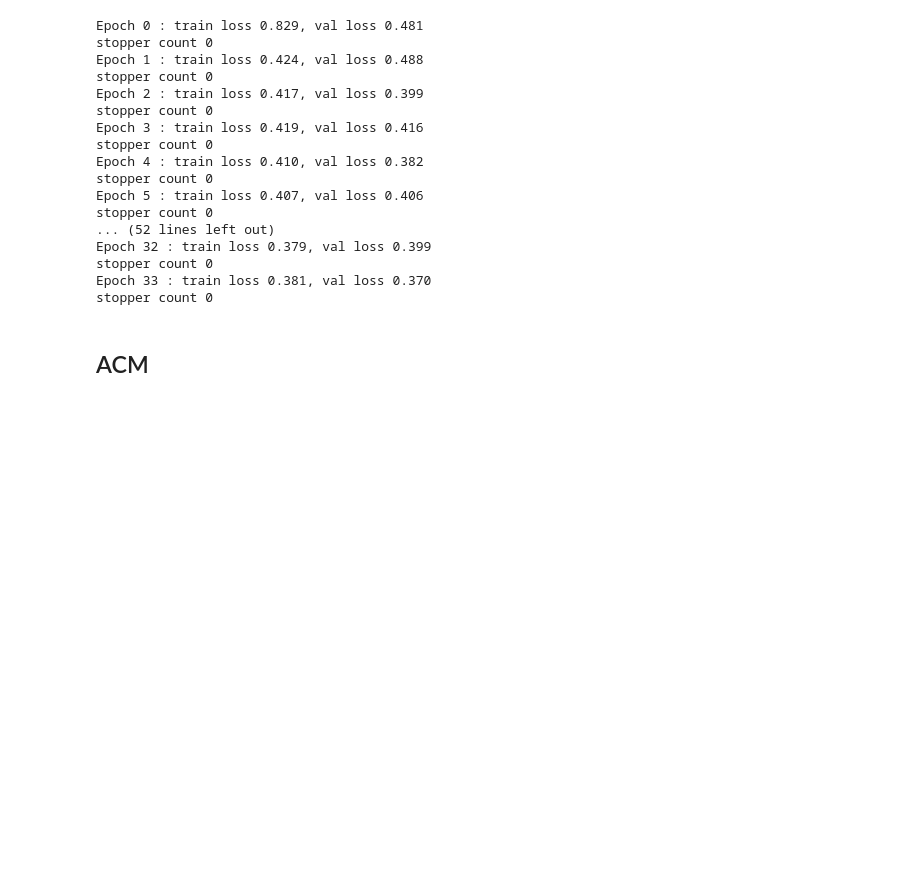
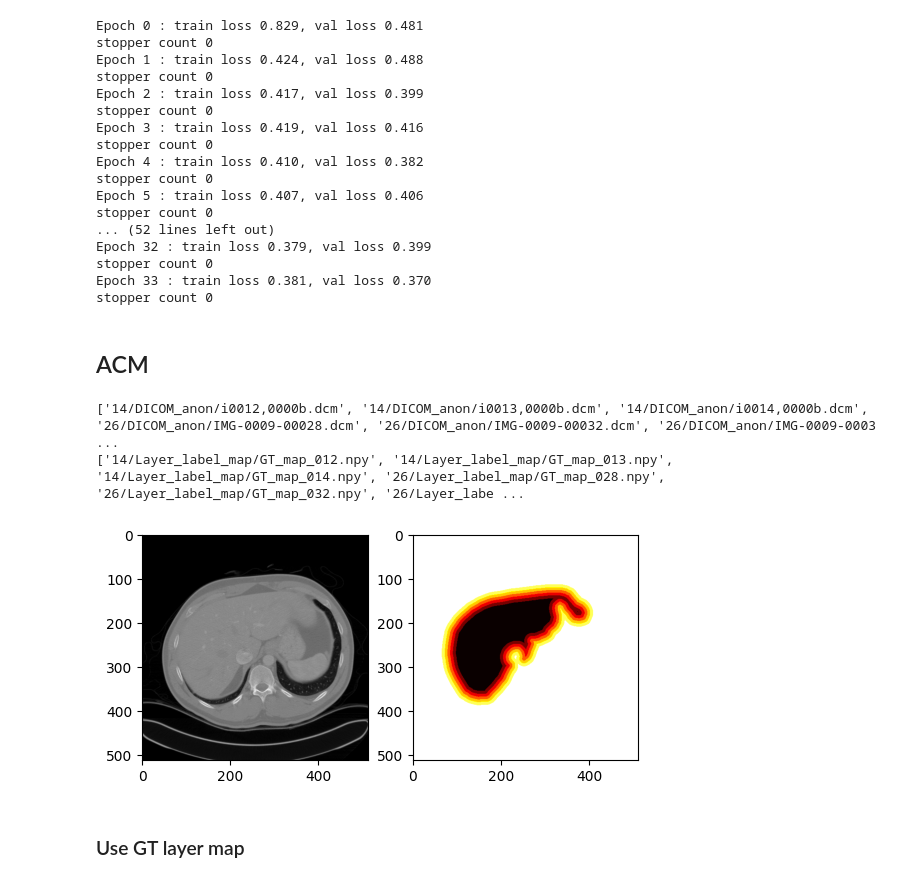
Before and after one commit to InesVATI/active_contour_cnn, a Jupyter notebook: src/experiments.ipynb, the cells around one changed output. Saved outputs shown, nothing was run; the diff lists cells and outputs as text; code cells hidden in the pictures; blank space fills up the shorter version.

```diff
--- a/src/experiments.ipynb
+++ b/src/experiments.ipynb
@@ -85,5 +85,8 @@ Le flux de sortie a été tronqué et ne contient que les 5000 dernières ligne
 # %%
 data_folder = os.path.join(root_dir, '__data', 'Train_Sets', 'CT')
+test_data_folder = os.path.join(root_dir, '__data', 'Test_Sets')
+result_folder = f'{root_dir}/__results/'
+figure_folder = f'{root_dir}/figures'
 # %% [markdown]
 ## Visualize generated layer label map
 # %%
@@ -552,0 +566,33 @@ plot_learning_curves(train_loss, val_loss)
+# %%
+# Load test data
+patient_ids = os.listdir(os.path.join(test_data_folder))
+test_dicom_files = []
+test_layer_label_map_files = []
+for id in patient_ids:
+    test_dicom_files += ["/".join([id, 'DICOM_anon', name]) for name in os.listdir(os.path.join(test_data_folder, id, 'DICOM_anon'))]
+    test_layer_label_map_files += ["/".join([id, 'Layer_label_map', name]) for name in os.listdir(os.path.join(test_data_folder, id, 'Layer_label_map'))]
+print(test_dicom_files)
+print(test_layer_label_map_files)
+# %% [output]
+['14/DICOM_anon/i0012,0000b.dcm', '14/DICOM_anon/i0013,0000b.dcm', '14/DICOM_anon/i0014,0000b.dcm', '26/DICOM_anon/IMG-0009-00028.dcm', '26/DICOM_anon/IMG-0009-00032.dcm', '26/DICOM_anon/IMG-0009-0003 ...
+['14/Layer_label_map/GT_map_012.npy', '14/Layer_label_map/GT_map_013.npy', '14/Layer_label_map/GT_map_014.npy', '26/Layer_label_map/GT_map_028.npy', '26/Layer_label_map/GT_map_032.npy', '26/Layer_labe ...
+# %%
+img_id = 4
+with open(os.path.join(test_data_folder, test_layer_label_map_files[img_id]), 'rb') as f:
+    gt_label_map = np.load(f)
+with open(os.path.join(test_data_folder, test_dicom_files[img_id]), 'rb') as f:
+    ds = dicom.dcmread(f)
+    img = ds.pixel_array
+    img_min, img_max = img.min(), img.max()
+    img = (img - img_min) / (img_max - img_min)
+
+plt.subplot(1, 2, 1)
+plt.imshow(img, cmap='gray')
+
+plt.subplot(1, 2, 2)
+plt.imshow(gt_label_map, cmap='hot')
+plt.show()
+# %% [output]
+[figure, added]
+# %% [markdown]
+### Use GT layer map
```
Also changed, not shown: parts of 48 cells of this notebook, 4 other files.
